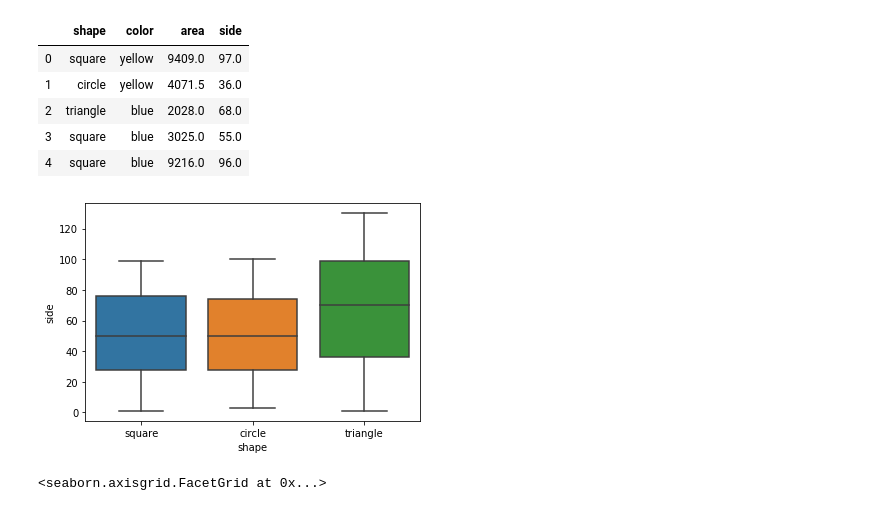
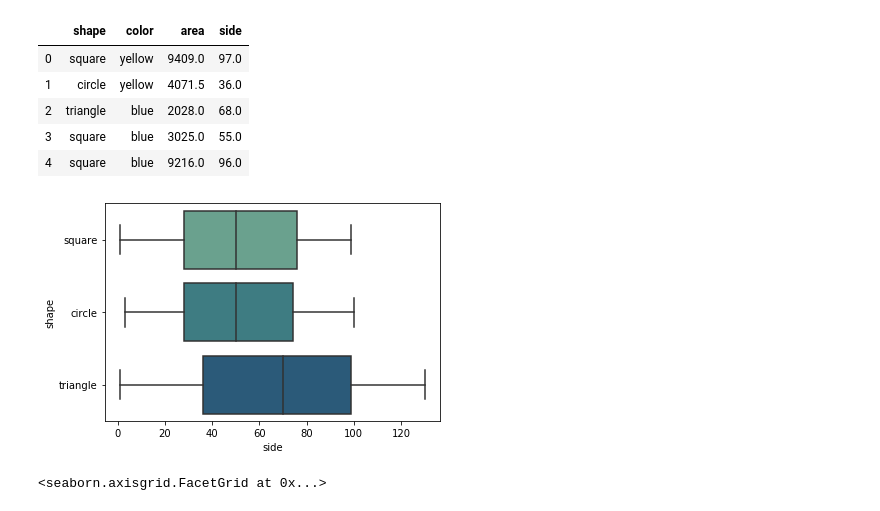
Before and after one commit to lambertmk/Riskified, a Jupyter notebook: Riskified.ipynb, the cells around one changed output. Drawn from its saved outputs; the diff is of its cells as text; code cells hidden in the pictures.

```diff
--- a/Riskified.ipynb
+++ b/Riskified.ipynb
@@ -153,12 +146,12 @@ df.head()
 # %%
 # 8. Draw a boxplot showing the side size distribution for each shape - what can you infer from this plot?
 # %%
-ax = sns.boxplot(x="shape", y="side", data=df)
+ax = sns.boxplot(y="shape", x="side", data=df, palette="crest")
 
 # side length of square is very similar to radius of circle data
 # median, outliers are almost at the same value (around 50)
 # spread of triangle is a bit bigger
 # all three are remarkably symmetrical
 # %% [output]
-[figure, old version]
+[figure, new version]
 # %%
```
Also changed, not shown: parts of 29 cells of this notebook.
